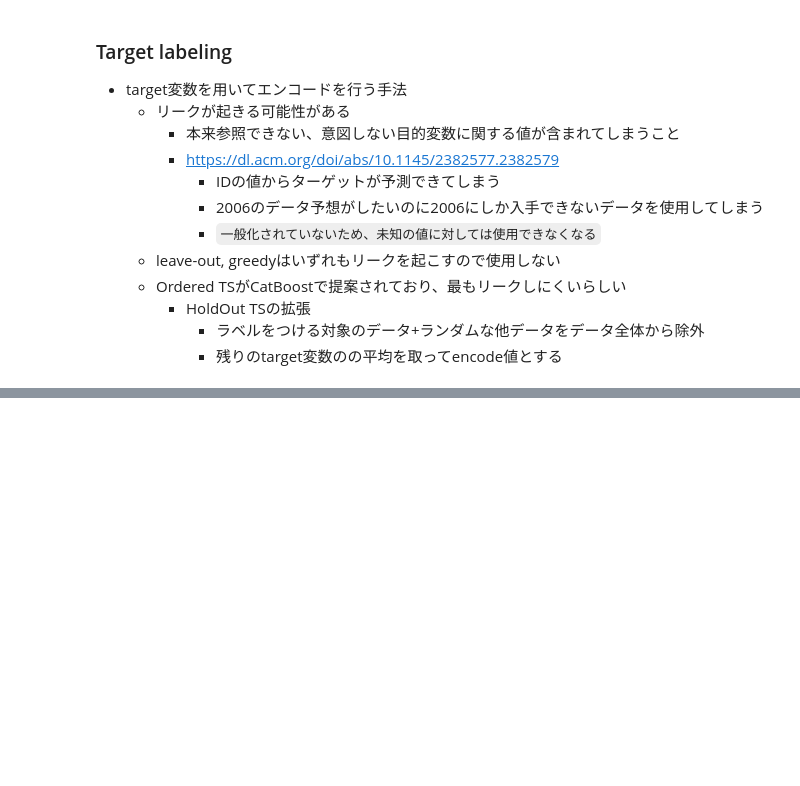
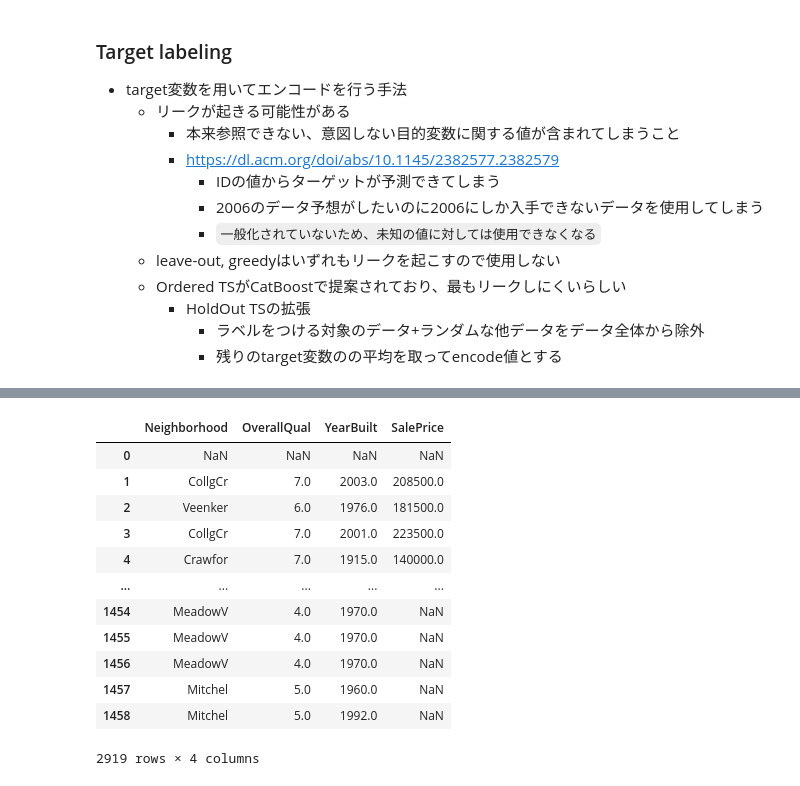
Before and after one commit to kitakou0313/titanic, a Jupyter notebook: module_train/encoder.ipynb, the cells around one changed output, grey strips where cells are left out. Drawn from its saved outputs; the diff is of its cells as text; code cells hidden in the pictures; blank space fills up the shorter version.

```diff
--- a/module_train/encoder.ipynb
+++ b/module_train/encoder.ipynb
@@ -122,0 +177,16 @@ See the caveats in the documentation: https://pandas.pydata.org/pandas-docs/stab
+# %%
+data.shift(1)
+# %% [output]
+|  | Neighborhood | OverallQual | YearBuilt | SalePrice |
+| 0 | NaN | NaN | NaN | NaN |
+| 1 | CollgCr | 7.0 | 2003.0 | 208500.0 |
+| 2 | Veenker | 6.0 | 1976.0 | 181500.0 |
+| 3 | CollgCr | 7.0 | 2001.0 | 223500.0 |
+| 4 | Crawfor | 7.0 | 1915.0 | 140000.0 |
+| ... | ... | ... | ... | ... |
+| 1454 | MeadowV | 4.0 | 1970.0 | NaN |
+| 1455 | MeadowV | 4.0 | 1970.0 | NaN |
+| 1456 | MeadowV | 4.0 | 1970.0 | NaN |
+| 1457 | Mitchel | 5.0 | 1960.0 | NaN |
+| 1458 | Mitchel | 5.0 | 1992.0 | NaN |
+2919 rows × 4 columns
```
Also changed, not shown: parts of 4 cells of this notebook.
